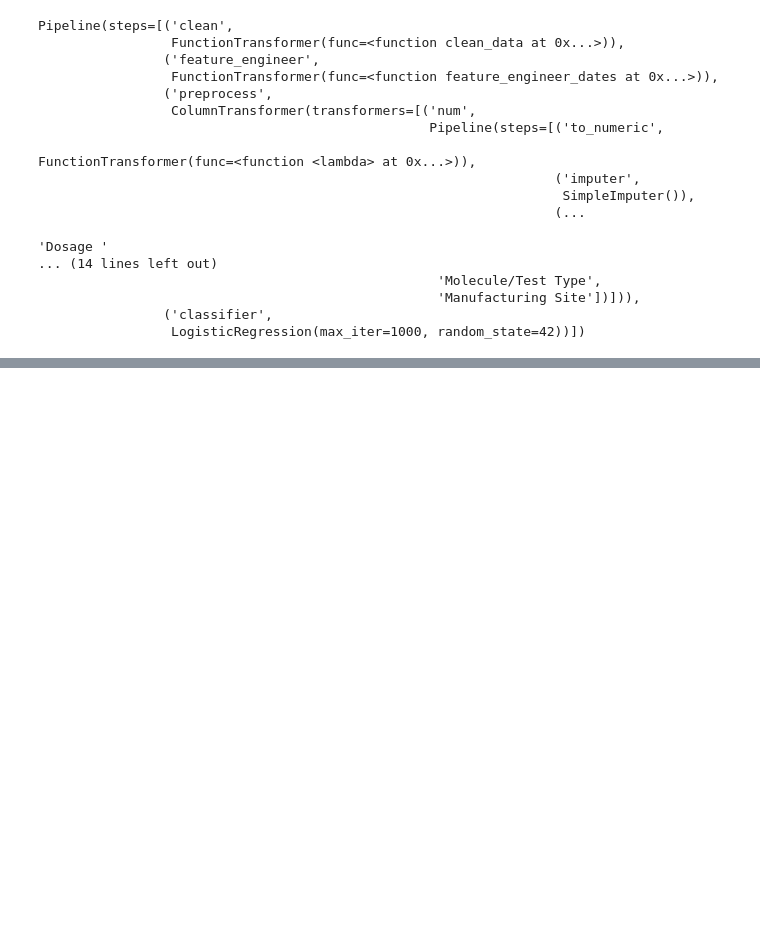
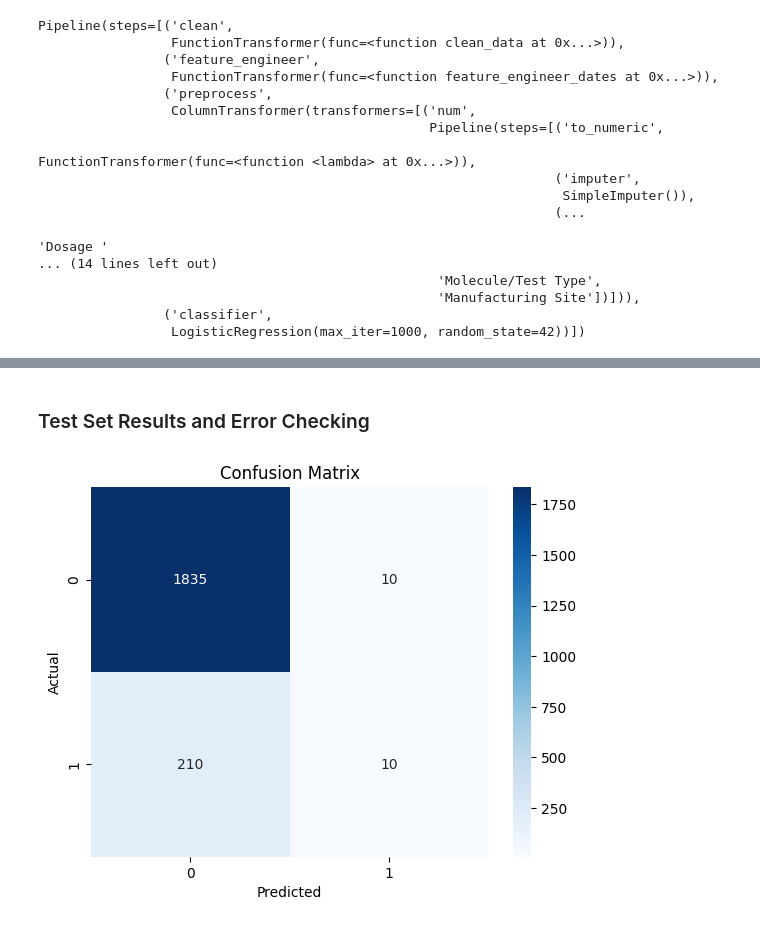
Before and after one commit to Tydos/Pharmaceutical-Supply-Chain-Optimisation, a Jupyter notebook: notebook/Supply_Chain_Optimisation.ipynb, the cells around one changed output, grey strips where cells are left out. Saved outputs shown, nothing was run; the diff lists cells and outputs as text; code cells hidden in the pictures; blank space fills up the shorter version.

Commit message:
Added test set results for the logistic regression model

```diff
--- a/notebook/Supply_Chain_Optimisation.ipynb
+++ b/notebook/Supply_Chain_Optimisation.ipynb
@@ -512,0 +513,23 @@ ROC AUC Score: 0.8104831676260247
+# %% [markdown]
+### Test Set Results and Error Checking
+# %%
+# Probabilities
+y_pred_prob = full_pipeline.predict_proba(X_test)[:, 1]
+
+# Labels
+y_pred_label = full_pipeline.predict(X_test)
+# %%
+cm = confusion_matrix(y_test, y_pred_label)
+auc = roc_auc_score(y_test, y_pred_prob)
+loss = log_loss(y_test, y_pred_prob)
+
+sns.heatmap(cm, annot=True, fmt="d", cmap="Blues")
+plt.title("Confusion Matrix")
+plt.xlabel("Predicted")
+plt.ylabel("Actual")
+plt.show()
+
+print("AUC:", auc)
+print("Log Loss:", loss)
+# %% [output]
+[figure, added]
```
Also changed, not shown: parts of 4 cells of this notebook.
